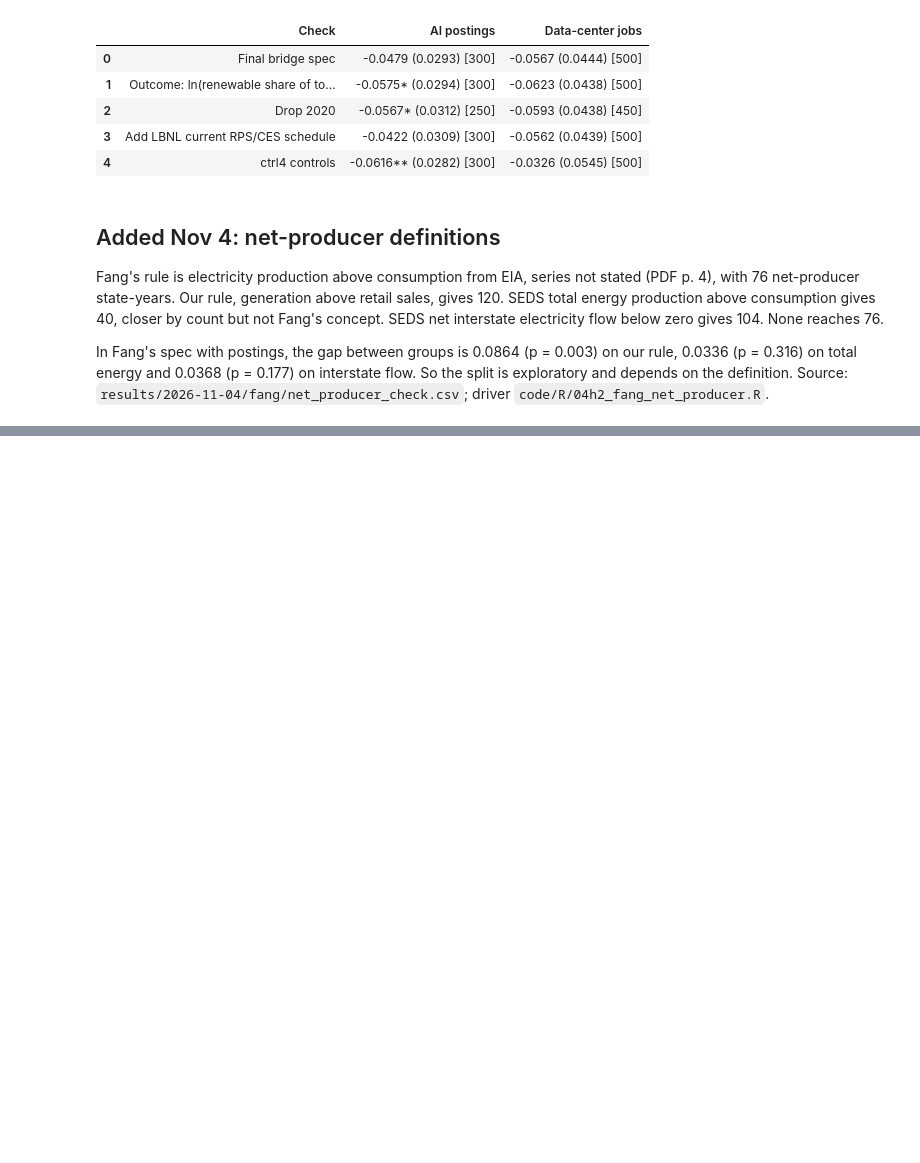
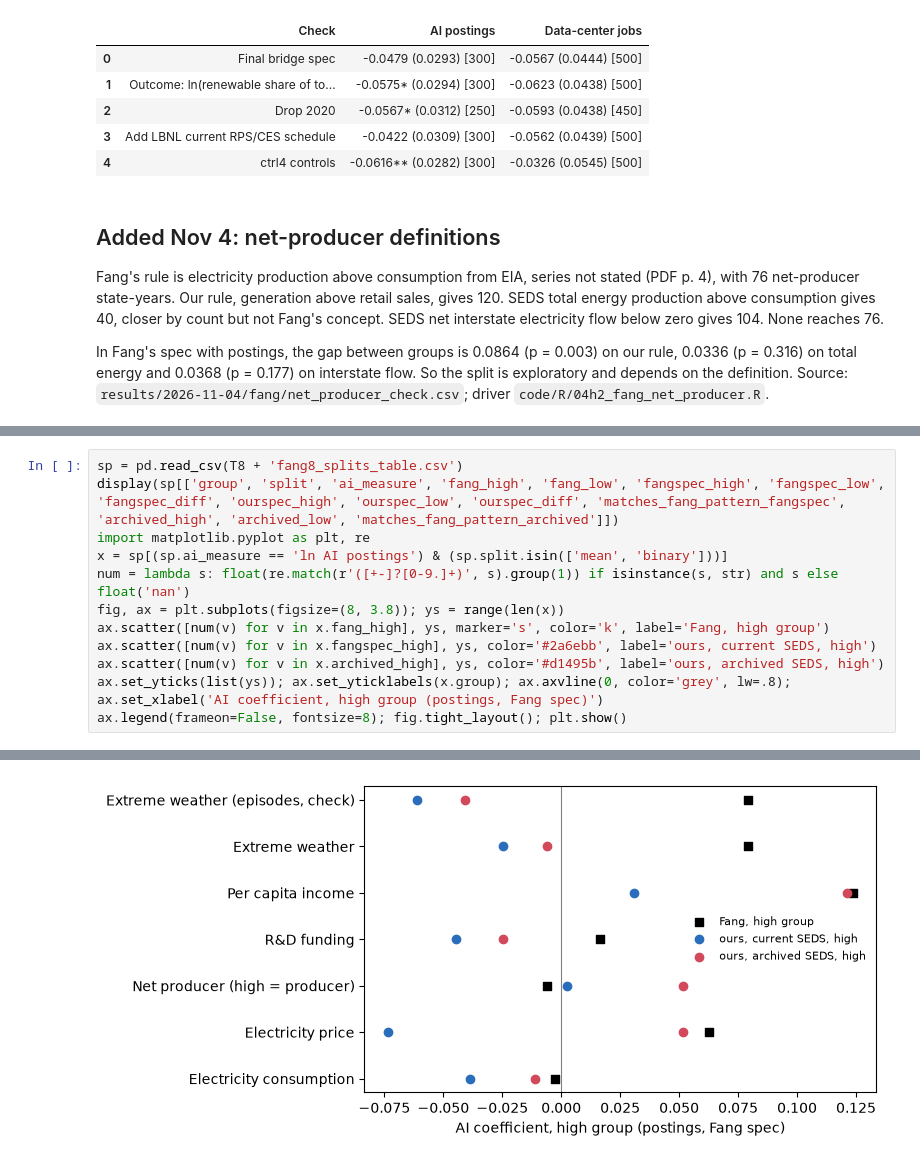
Before and after one commit to SHLEW06/econ499r-ai-renewables, a Jupyter notebook: notebooks/04h_fang_test.ipynb, the cells around one changed output, grey strips where cells are left out. Drawn from its saved outputs; the diff is of its cells as text; blank space fills up the shorter version.

```diff
--- a/notebooks/04h_fang_test.ipynb
+++ b/notebooks/04h_fang_test.ipynb
@@ -288,0 +372,13 @@ In Fang's spec with postings, the gap between groups is 0.0864 (p = 0.003) on ou
+# %%
+sp = pd.read_csv(T8 + 'fang8_splits_table.csv')
+display(sp[['group', 'split', 'ai_measure', 'fang_high', 'fang_low', 'fangspec_high', 'fangspec_low', 'fangspec_diff', 'ourspec_high', 'ourspec_low', 'ourspec_diff', 'matches_fang_pattern_fangspec', 'archived_high', 'archived_low', 'matches_fang_pattern_archived']])
+import matplotlib.pyplot as plt, re
+x = sp[(sp.ai_measure == 'ln AI postings') & (sp.split.isin(['mean', 'binary']))]
+num = lambda s: float(re.match(r'([+-]?[0-9.]+)', s).group(1)) if isinstance(s, str) and s else float('nan')
+fig, ax = plt.subplots(figsize=(8, 3.8)); ys = range(len(x))
+ax.scatter([num(v) for v in x.fang_high], ys, marker='s', color='k', label='Fang, high group')
+ax.scatter([num(v) for v in x.fangspec_high], ys, color='#2a6ebb', label='ours, current SEDS, high')
+ax.scatter([num(v) for v in x.archived_high], ys, color='#d1495b', label='ours, archived SEDS, high')
+ax.set_yticks(list(ys)); ax.set_yticklabels(x.group); ax.axvline(0, color='grey', lw=.8); ax.set_xlabel('AI coefficient, high group (postings, Fang spec)')
+ax.legend(frameon=False, fontsize=8); fig.tight_layout(); plt.show()
+# %% [output]
@@ -288,0 +402 @@ In Fang's spec with postings, the gap between groups is 0.0864 (p = 0.003) on ou
+[figure, added]
```
Also changed, not shown: parts of 19 cells of this notebook.
